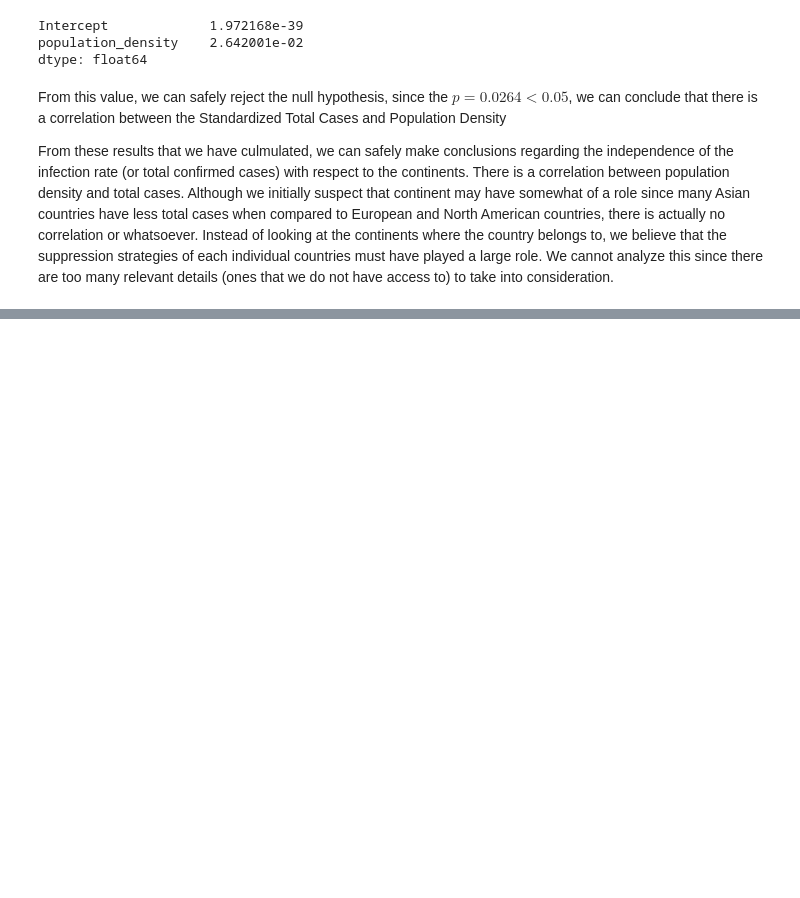
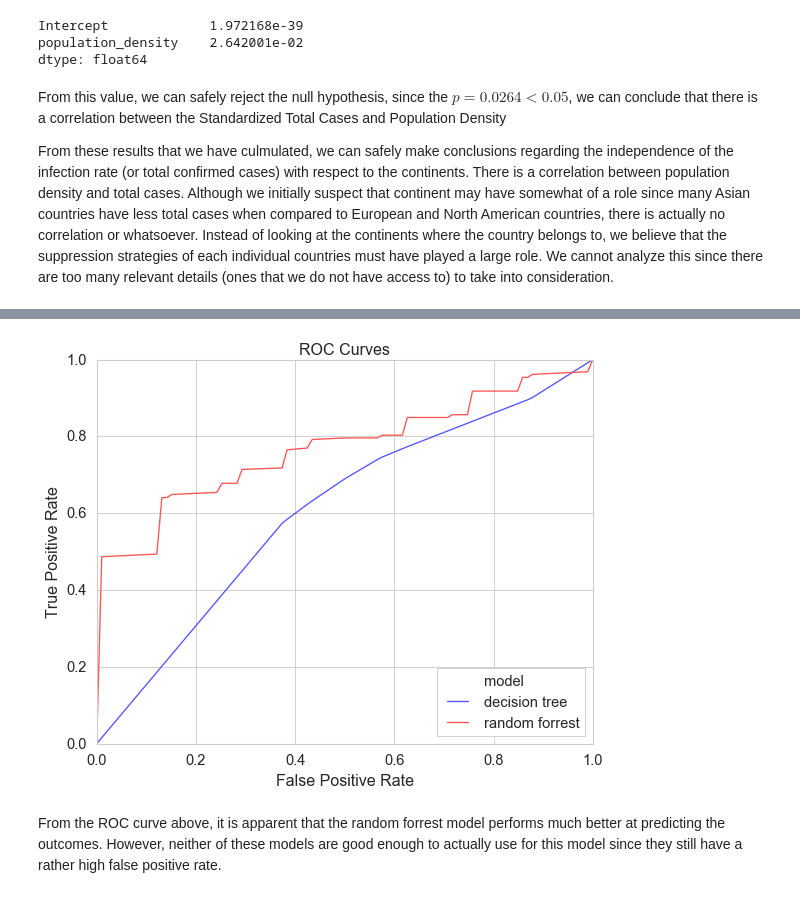
Before and after one commit to TEthanT/TEthanT.github.io, a Jupyter notebook: FinalProject.ipynb, the cells around one changed output, grey strips where cells are left out. Cells and saved outputs as stored; diff of their text form; code cells hidden in the pictures; blank space fills up the shorter version.

```diff
--- a/FinalProject.ipynb
+++ b/FinalProject.ipynb
@@ -435,0 +675,14 @@ From these results that we have culmulated, we can safely make conclusions regar
+# %%
+mean_curve_df = curve_df.groupby(['model','fpr']).agg({'tpr': 'mean'}).reset_index()
+# %%
+plt.figure(figsize=(8,6))
+ax = sns.lineplot(x='fpr', y='tpr', data=mean_curve_df, hue='model', estimator=None, palette='seismic')
+plt.legend(loc='lower right')
+plt.title('ROC Curves')
+plt.xlabel('False Positive Rate')
+plt.ylabel('True Positive Rate')
+plt.show()
+# %% [output]
+[figure, added]
+# %% [markdown]
+From the ROC curve above, it is apparent that the random forrest model performs much better at predicting the outcomes. However, neither of these models are good enough to actually use for this model since they still have a rather high false positive rate.
```
Also changed, not shown: parts of 28 cells of this notebook.
